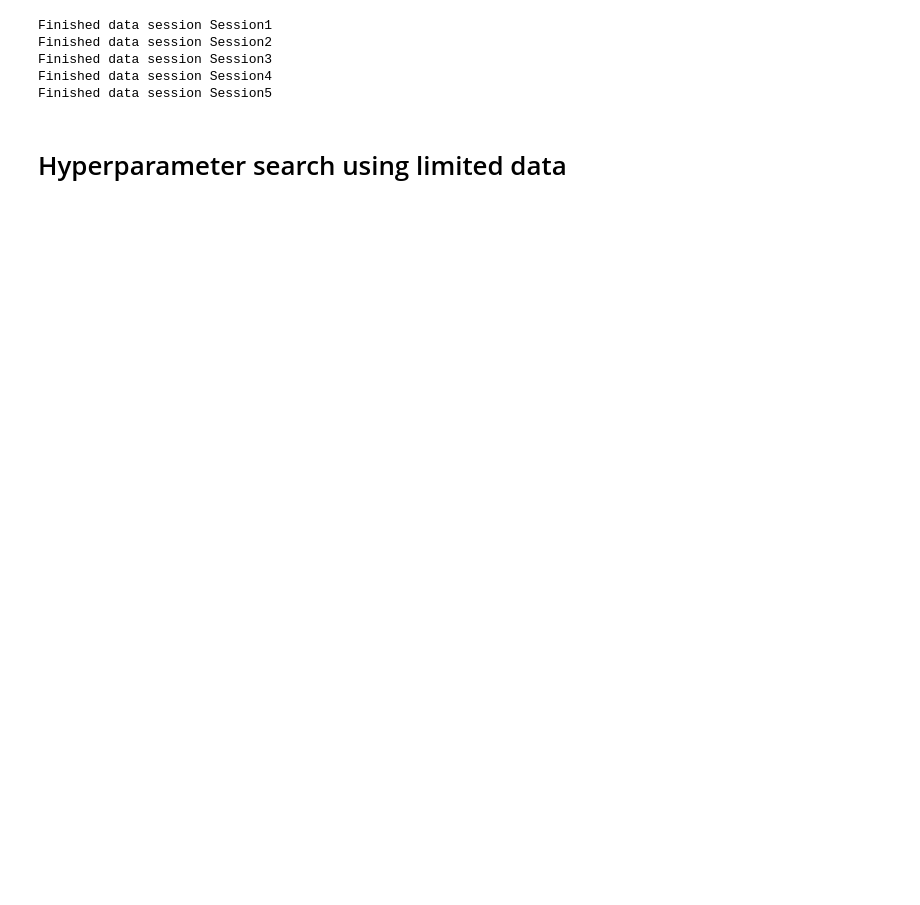
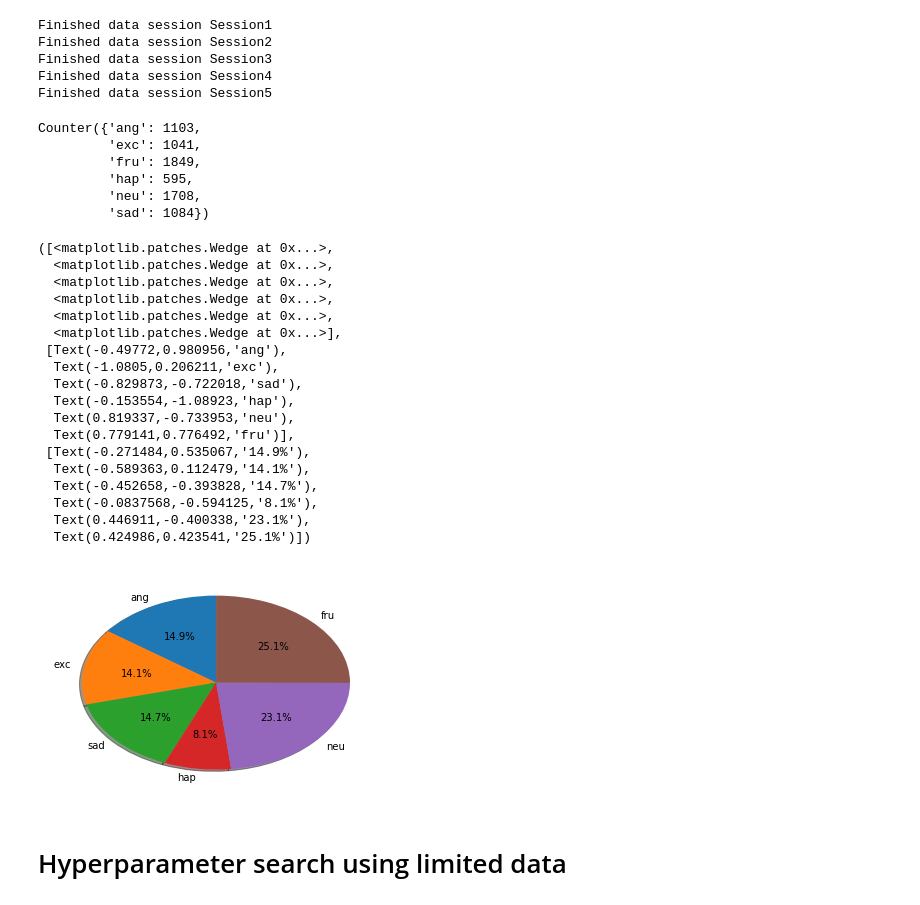
Before and after one commit to nikhil-kotecha/Emotional_Dialogue, a Jupyter notebook: emotion_train.ipynb, the cells around one changed output. Saved outputs shown, nothing was run; the diff lists cells and outputs as text; code cells hidden in the pictures; blank space fills up the shorter version.

Commit message:
emotion training

```diff
--- a/emotion_train.ipynb
+++ b/emotion_train.ipynb
@@ -18,5 +23,5 @@ import matplotlib.pyplot as plt
 # %%
-data, orig_lengths, labels, metadata = load_data.load_sentences(max_sequence_length=750,
+data, orig_lengths, labels, metadata = load_data.load_sentences(max_sequence_length=1000,
                                                                 win_len=.04, win_step=.02)
 # %% [output]
 Finished data session Session1
@@ -24,6 +29,42 @@ Finished data session Session2
 Finished data session Session3
 Finished data session Session4
 Finished data session Session5
+# %%
+cnt = Counter()
+for emotion in labels:
+    cnt[emotion] += 1
+emotions = list(cnt.keys())
+sizes = list(cnt.values())
+cnt
+# %% [output]
+Counter({'ang': 1103,
+         'exc': 1041,
+         'fru': 1849,
+         'hap': 595,
+         'neu': 1708,
+         'sad': 1084})
+# %%
+plt.pie(sizes, labels=emotions, shadow=True, startangle=90, autopct='%1.1f%%')
+# %% [output]
+([<matplotlib.patches.Wedge at 0x...>,
+  <matplotlib.patches.Wedge at 0x...>,
+  <matplotlib.patches.Wedge at 0x...>,
+  <matplotlib.patches.Wedge at 0x...>,
+  <matplotlib.patches.Wedge at 0x...>,
+  <matplotlib.patches.Wedge at 0x...>],
+ [Text(-0.49772,0.980956,'ang'),
+  Text(-1.0805,0.206211,'exc'),
+  Text(-0.829873,-0.722018,'sad'),
+  Text(-0.153554,-1.08923,'hap'),
+  Text(0.819337,-0.733953,'neu'),
+  Text(0.779141,0.776492,'fru')],
+ [Text(-0.271484,0.535067,'14.9%'),
+  Text(-0.589363,0.112479,'14.1%'),
+  Text(-0.452658,-0.393828,'14.7%'),
+  Text(-0.0837568,-0.594125,'8.1%'),
+  Text(0.446911,-0.400338,'23.1%'),
+  Text(0.424986,0.423541,'25.1%')])
+[figure, added]
 # %%
 # Convert Y to one hot
 int_labels = LabelEncoder().fit_transform(labels)
```
Also changed, not shown: parts of 11 cells of this notebook.
